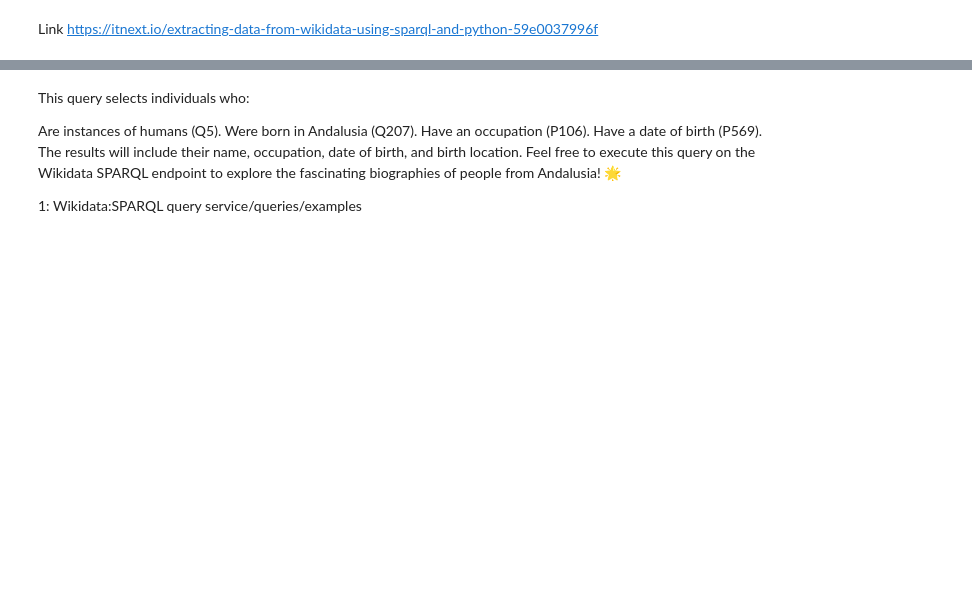
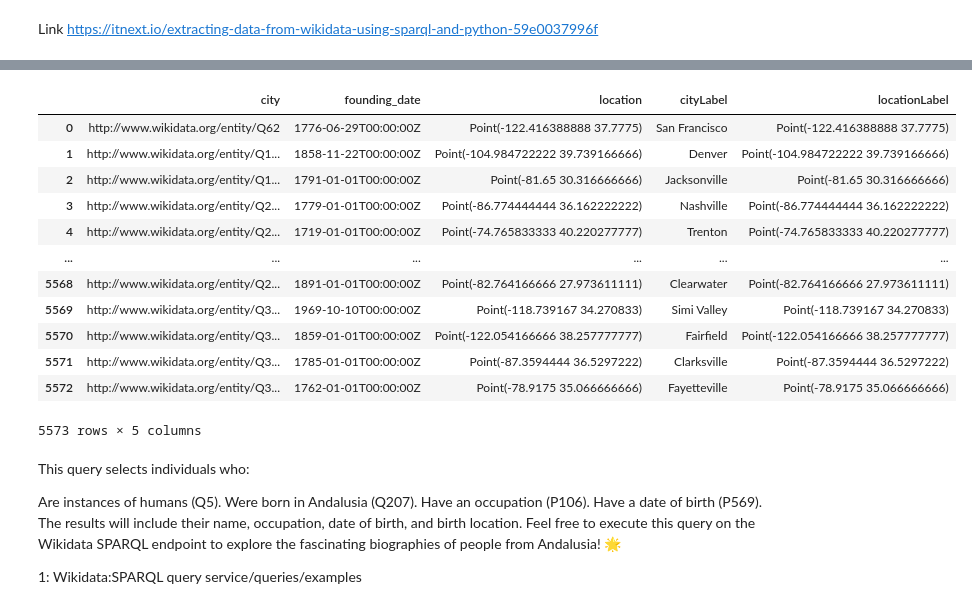
Before and after one commit to otoperalias/miscellanea, a Jupyter notebook: Wikidata_queries.ipynb, the cells around one changed output, grey strips where cells are left out. Saved outputs shown, nothing was run; the diff lists cells and outputs as text; code cells hidden in the pictures; blank space fills up the shorter version.

```diff
--- a/Wikidata_queries.ipynb
+++ b/Wikidata_queries.ipynb
@@ -76,0 +74,11 @@ ORDER BY ?personLabel
+# %%
+query = """
+SELECT ?city ?cityLabel ?location ?locationLabel ?founding_date
+WHERE {
+  ?city wdt:P31/wdt:P279* wd:Q515.
+  ?city wdt:P17 wd:Q30.
+  ?city wdt:P625 ?location.
+  ?city wdt:P571 ?founding_date.
+  SERVICE wikibase:label { bd:serviceParam wikibase:language "en". }
+}
+"""
@@ -76,0 +110,16 @@ ORDER BY ?personLabel
+# %%
+df
+# %% [output]
+|  | city | founding_date | location | cityLabel | locationLabel |
+| 0 | http://www.wikidata.org/entity/Q62 | 1776-06-29T00:00:00Z | Point(-122.416388888 37.7775) | San Francisco | Point(-122.416388888 37.7775) |
+| 1 | http://www.wikidata.org/entity/Q1... | 1858-11-22T00:00:00Z | Point(-104.984722222 39.739166666) | Denver | Point(-104.984722222 39.739166666) |
+| 2 | http://www.wikidata.org/entity/Q1... | 1791-01-01T00:00:00Z | Point(-81.65 30.316666666) | Jacksonville | Point(-81.65 30.316666666) |
+| 3 | http://www.wikidata.org/entity/Q2... | 1779-01-01T00:00:00Z | Point(-86.774444444 36.162222222) | Nashville | Point(-86.774444444 36.162222222) |
+| 4 | http://www.wikidata.org/entity/Q2... | 1719-01-01T00:00:00Z | Point(-74.765833333 40.220277777) | Trenton | Point(-74.765833333 40.220277777) |
+| ... | ... | ... | ... | ... | ... |
+| 5568 | http://www.wikidata.org/entity/Q2... | 1891-01-01T00:00:00Z | Point(-82.764166666 27.973611111) | Clearwater | Point(-82.764166666 27.973611111) |
+| 5569 | http://www.wikidata.org/entity/Q3... | 1969-10-10T00:00:00Z | Point(-118.739167 34.270833) | Simi Valley | Point(-118.739167 34.270833) |
+| 5570 | http://www.wikidata.org/entity/Q3... | 1859-01-01T00:00:00Z | Point(-122.054166666 38.257777777) | Fairfield | Point(-122.054166666 38.257777777) |
+| 5571 | http://www.wikidata.org/entity/Q3... | 1785-01-01T00:00:00Z | Point(-87.3594444 36.5297222) | Clarksville | Point(-87.3594444 36.5297222) |
+| 5572 | http://www.wikidata.org/entity/Q3... | 1762-01-01T00:00:00Z | Point(-78.9175 35.066666666) | Fayetteville | Point(-78.9175 35.066666666) |
+5573 rows × 5 columns
```
Also changed, not shown: parts of 6 cells of this notebook.
